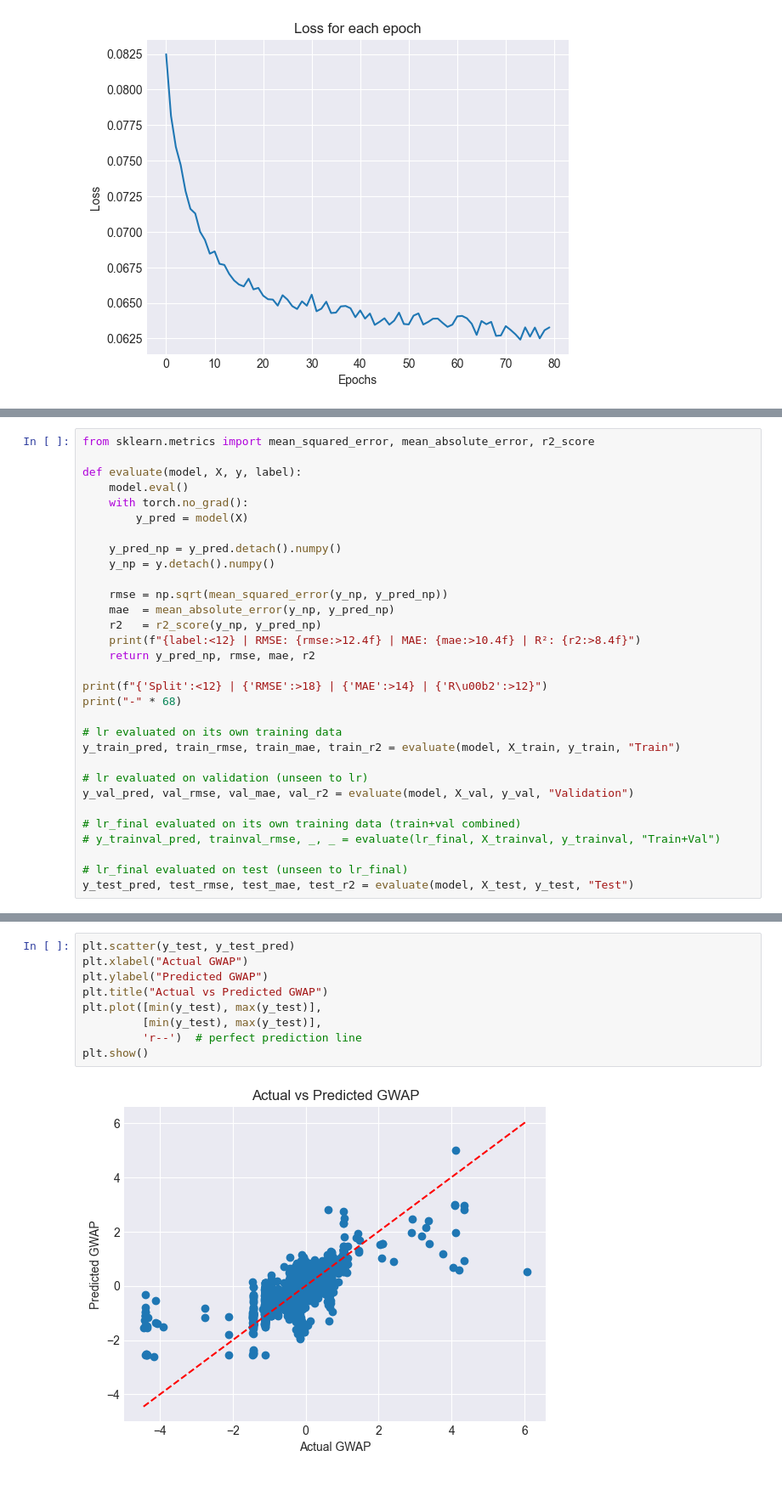
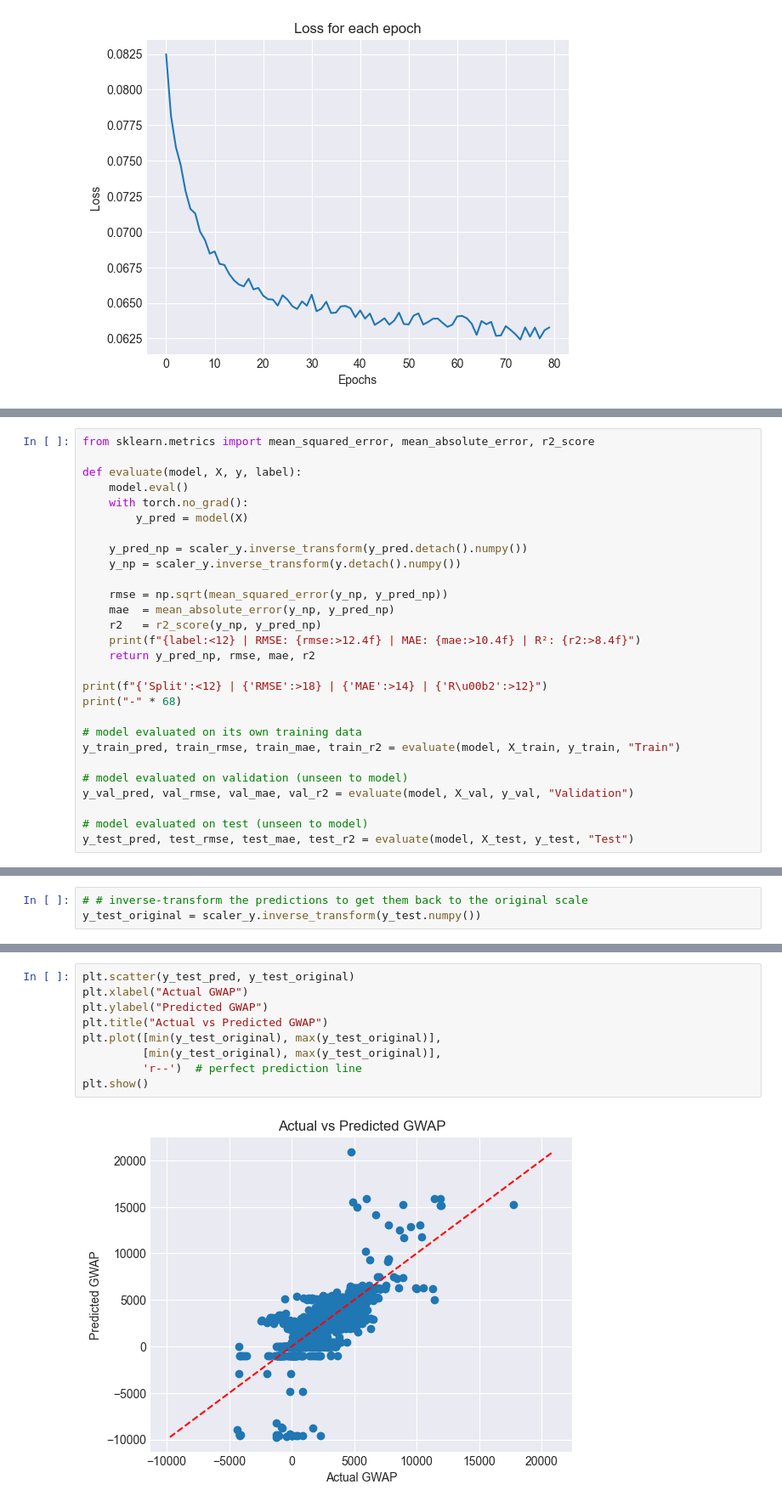
Before and after one commit to haniellejermayn/wesm-price-prediction, a Jupyter notebook: 05_NeuralNetwork.ipynb, the cells around one changed output, grey strips where cells are left out. Shown at 85% size. Drawn from its saved outputs; the diff is of its cells as text.

```diff
--- a/05_NeuralNetwork.ipynb
+++ b/05_NeuralNetwork.ipynb
@@ -696,8 +654,8 @@ def evaluate(model, X, y, label):
     with torch.no_grad():
         y_pred = model(X)
 
-    y_pred_np = y_pred.detach().numpy()
-    y_np = y.detach().numpy()
+    y_pred_np = scaler_y.inverse_transform(y_pred.detach().numpy())
+    y_np = scaler_y.inverse_transform(y.detach().numpy())
 
     rmse = np.sqrt(mean_squared_error(y_np, y_pred_np))
     mae  = mean_absolute_error(y_np, y_pred_np)
@@ -708,16 +666,13 @@ def evaluate(model, X, y, label):
 print(f"{'Split':<12} | {'RMSE':>18} | {'MAE':>14} | {'R\u00b2':>12}")
 print("-" * 68)
 
-# lr evaluated on its own training data
+# model evaluated on its own training data
 y_train_pred, train_rmse, train_mae, train_r2 = evaluate(model, X_train, y_train, "Train")
 
-# lr evaluated on validation (unseen to lr)
+# model evaluated on validation (unseen to model)
 y_val_pred, val_rmse, val_mae, val_r2 = evaluate(model, X_val, y_val, "Validation")
 
-# lr_final evaluated on its own training data (train+val combined)
-# y_trainval_pred, trainval_rmse, _, _ = evaluate(lr_final, X_trainval, y_trainval, "Train+Val")
-
-# lr_final evaluated on test (unseen to lr_final)
+# model evaluated on test (unseen to model)
 y_test_pred, test_rmse, test_mae, test_r2 = evaluate(model, X_test, y_test, "Test")
 # %% [output]
 Split        |               RMSE |            MAE |           R²
@@ -727,0 +685,3 @@ Test         | RMSE:       0.3856 | MAE:     0.2470 | R²:   0.5235
+# %%
+# # inverse-transform the predictions to get them back to the original scale
+y_test_original = scaler_y.inverse_transform(y_test.numpy())
@@ -728,11 +692,11 @@ Test         | RMSE:       0.3856 | MAE:     0.2470 | R²:   0.5235
 # %%
-plt.scatter(y_test, y_test_pred)
+plt.scatter(y_test_pred, y_test_original)
 plt.xlabel("Actual GWAP")
 plt.ylabel("Predicted GWAP")
 plt.title("Actual vs Predicted GWAP")
-plt.plot([min(y_test), max(y_test)],
-         [min(y_test), max(y_test)],
+plt.plot([min(y_test_original), max(y_test_original)],
+         [min(y_test_original), max(y_test_original)],
          'r--')  # perfect prediction line
 plt.show()
 # %% [output]
-[figure, old version]
+[figure, new version]
```
Also changed, not shown: parts of 52 cells of this notebook.
